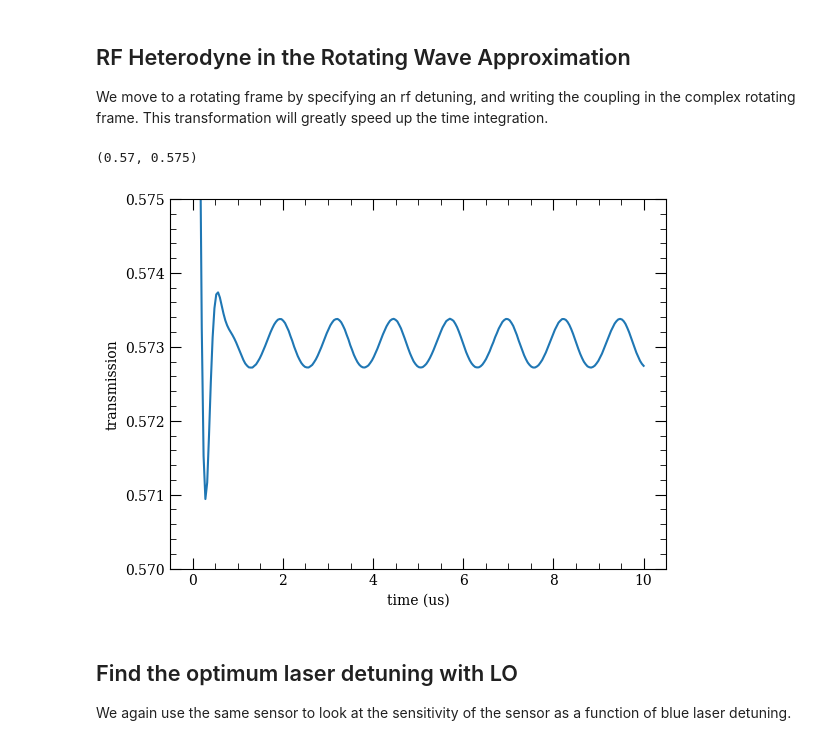
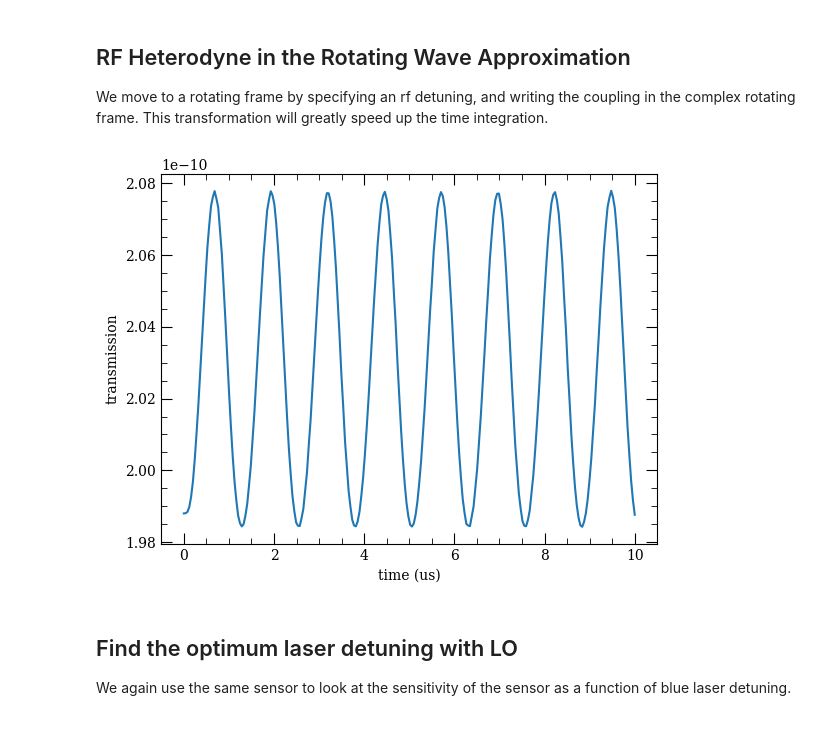
Before and after one commit to QTC-UMD/rydiqule, a Jupyter notebook: examples/RF_heterodyne_example.ipynb, the cells around one changed output. Saved outputs shown, nothing was run; the diff lists cells and outputs as text; code cells hidden in the pictures.

```diff
--- a/examples/RF_heterodyne_example.ipynb
+++ b/examples/RF_heterodyne_example.ipynb
@@ -45,7 +45,7 @@ rydberg_excited_state = [149, 3, 3.5, 0.5]
 
 atom = "Rb85"
 RbSensor_ss = rq.Cell(atom, *rq.D2_states(atom), rydberg_target_state, rydberg_excited_state,
-                      gamma_transit=2*np.pi*1)
+                      gamma_transit=2*np.pi*1, cell_length = 0.01)
 # %% [markdown]
 #### Define Transitions
 Transitions are defined as dictionaries in a `Cell` in the same way as they are in a bas `Sensor`. For the steady-state case, nothing changes. For this example, will observer the response of the system over a series of 200 blue laser detunings.
@@ -75,7 +75,7 @@ rydberg_target_state = [150, 2, 2.5, 0.5]
 rydberg_excited_state = [149, 3, 3.5, 0.5]
 
 RbSensor_time = rq.Cell(atom, *rq.D2_states(atom), rydberg_target_state, rydberg_excited_state,
-                        gamma_transit=2*np.pi*1)
+                        gamma_transit=2*np.pi*1, cell_length = 0.01)
 # %% [markdown]
 #### Define Couplings
 # %%
@@ -208,13 +210,11 @@ end_time = 10
 time_sol_beat = rq.solve_time(RbSensor_time, end_time, sample_num)
 # %%
 fig, ax = plt.subplots()
-ax.plot(time_sol_beat.t, rq.get_transmission_coef(time_sol_beat, RbSensor_time, .001))
+ax.plot(time_sol_beat.t, time_sol_beat.get_transmission_coef())
 ax.set_xlabel("time (us)");
 ax.set_ylabel('transmission');
-ax.set_ylim(bottom = .57, top = .575)
 # %% [output]
-(0.57, 0.575)
-[figure, old version]
+[figure, new version]
 # %% [markdown]
 ## Find the optimum laser detuning with LO
 We again use the same sensor to look at the sensitivity of the sensor as a function of blue laser detuning.
```
Also changed, not shown: parts of 8 cells of this notebook, 47 other files.
